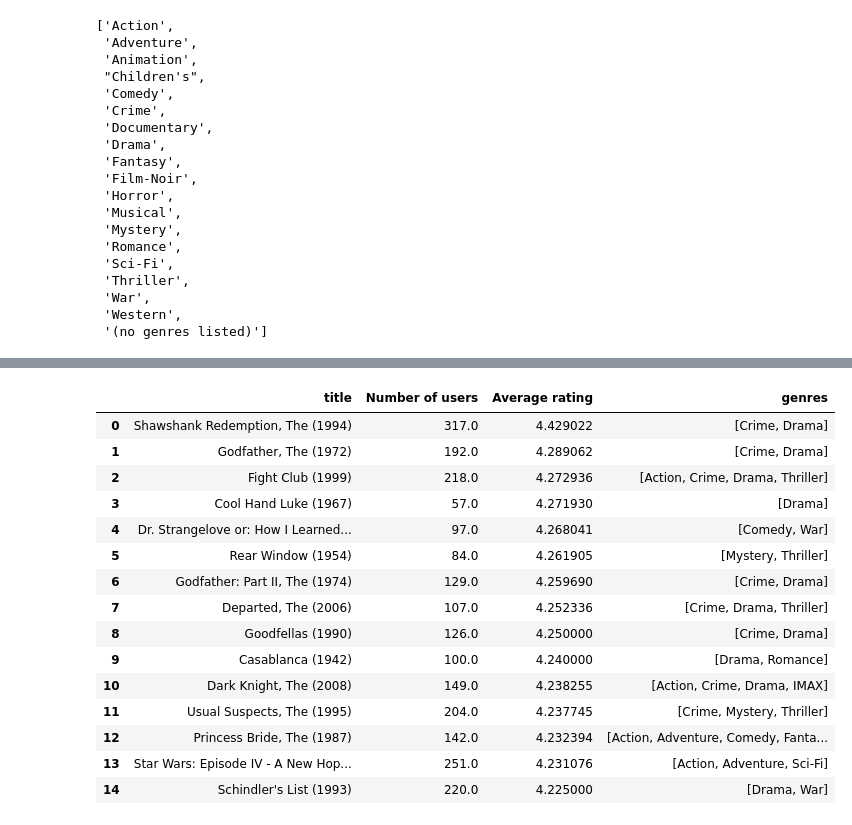
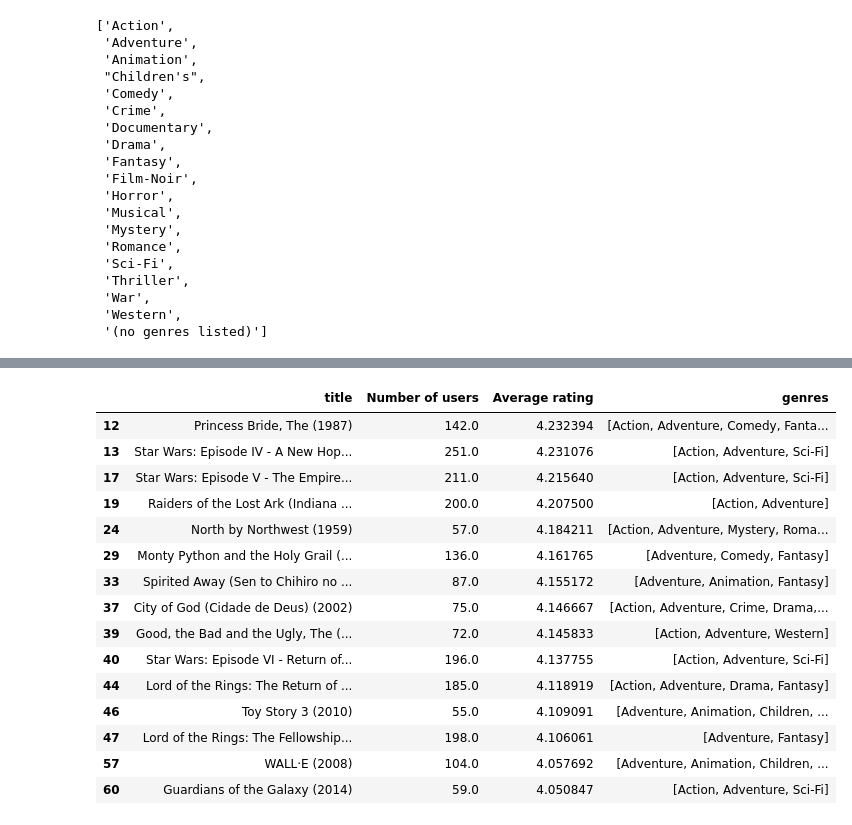
Before and after one commit to HackMelbourne/Movie-Recommendation-System, a Jupyter notebook: src.ipynb, the cells around one changed output, grey strips where cells are left out. Drawn from its saved outputs; the diff is of its cells as text; code cells hidden in the pictures.

```diff
--- a/src.ipynb
+++ b/src.ipynb
@@ -146,7 +130,7 @@ King Kong Lives (1986)                         1
 À nous la liberté (Freedom for Us) (1931)      1
 Name: rating, Length: 9719, dtype: int64
 # %%
-popular_movies = popular_movies.where(popular_movies > 20).dropna()
+popular_movies = popular_movies.where(popular_movies > 10).dropna()
 popular_movies.head(15)
 # %% [output]
 title
@@ -270,19 +255,19 @@ AttributeError: 'list' object has no attribute 'split'
-# %%
-genre_recommendations.head(15)
-# %% [output]
-|  | title | Number of users | Average rating | genres |
-| 0 | Shawshank Redemption, The (1994) | 317.0 | 4.429022 | [Crime, Drama] |
-| 1 | Godfather, The (1972) | 192.0 | 4.289062 | [Crime, Drama] |
-| 2 | Fight Club (1999) | 218.0 | 4.272936 | [Action, Crime, Drama, Thriller] |
-| 3 | Cool Hand Luke (1967) | 57.0 | 4.271930 | [Drama] |
-| 4 | Dr. Strangelove or: How I Learned... | 97.0 | 4.268041 | [Comedy, War] |
-| 5 | Rear Window (1954) | 84.0 | 4.261905 | [Mystery, Thriller] |
-| 6 | Godfather: Part II, The (1974) | 129.0 | 4.259690 | [Crime, Drama] |
-| 7 | Departed, The (2006) | 107.0 | 4.252336 | [Crime, Drama, Thriller] |
-| 8 | Goodfellas (1990) | 126.0 | 4.250000 | [Crime, Drama] |
-| 9 | Casablanca (1942) | 100.0 | 4.240000 | [Drama, Romance] |
-| 10 | Dark Knight, The (2008) | 149.0 | 4.238255 | [Action, Crime, Drama, IMAX] |
-| 11 | Usual Suspects, The (1995) | 204.0 | 4.237745 | [Crime, Mystery, Thriller] |
-| 12 | Princess Bride, The (1987) | 142.0 | 4.232394 | [Action, Adventure, Comedy, Fanta... |
-| 13 | Star Wars: Episode IV - A New Hop... | 251.0 | 4.231076 | [Action, Adventure, Sci-Fi] |
-| 14 | Schindler's List (1993) | 220.0 | 4.225000 | [Drama, War] |
+# %%
+genre_recommendations[genre_recommendations['genres'].apply(lambda x: 'Adventure' in x)].head(15)
+# %% [output]
+|  | title | Number of users | Average rating | genres |
+| 12 | Princess Bride, The (1987) | 142.0 | 4.232394 | [Action, Adventure, Comedy, Fanta... |
+| 13 | Star Wars: Episode IV - A New Hop... | 251.0 | 4.231076 | [Action, Adventure, Sci-Fi] |
+| 17 | Star Wars: Episode V - The Empire... | 211.0 | 4.215640 | [Action, Adventure, Sci-Fi] |
+| 19 | Raiders of the Lost Ark (Indiana ... | 200.0 | 4.207500 | [Action, Adventure] |
+| 24 | North by Northwest (1959) | 57.0 | 4.184211 | [Action, Adventure, Mystery, Roma... |
+| 29 | Monty Python and the Holy Grail (... | 136.0 | 4.161765 | [Adventure, Comedy, Fantasy] |
+| 33 | Spirited Away (Sen to Chihiro no ... | 87.0 | 4.155172 | [Adventure, Animation, Fantasy] |
+| 37 | City of God (Cidade de Deus) (2002) | 75.0 | 4.146667 | [Action, Adventure, Crime, Drama,... |
+| 39 | Good, the Bad and the Ugly, The (... | 72.0 | 4.145833 | [Action, Adventure, Western] |
+| 40 | Star Wars: Episode VI - Return of... | 196.0 | 4.137755 | [Action, Adventure, Sci-Fi] |
+| 44 | Lord of the Rings: The Return of ... | 185.0 | 4.118919 | [Action, Adventure, Drama, Fantasy] |
+| 46 | Toy Story 3 (2010) | 55.0 | 4.109091 | [Adventure, Animation, Children, ... |
+| 47 | Lord of the Rings: The Fellowship... | 198.0 | 4.106061 | [Adventure, Fantasy] |
+| 57 | WALL·E (2008) | 104.0 | 4.057692 | [Adventure, Animation, Children, ... |
+| 60 | Guardians of the Galaxy (2014) | 59.0 | 4.050847 | [Action, Adventure, Sci-Fi] |
```
Also changed, not shown: parts of 11 cells of this notebook.
